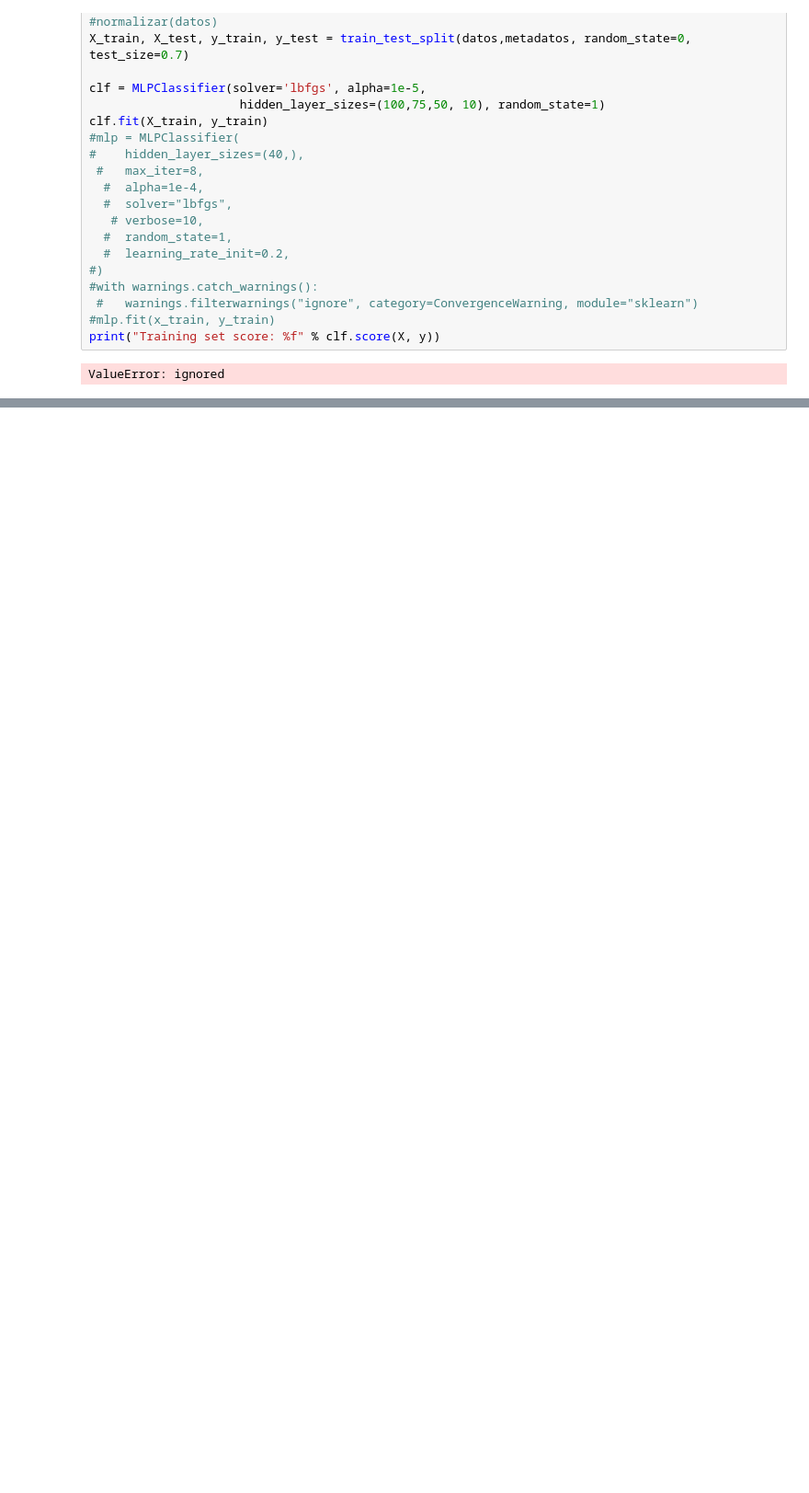
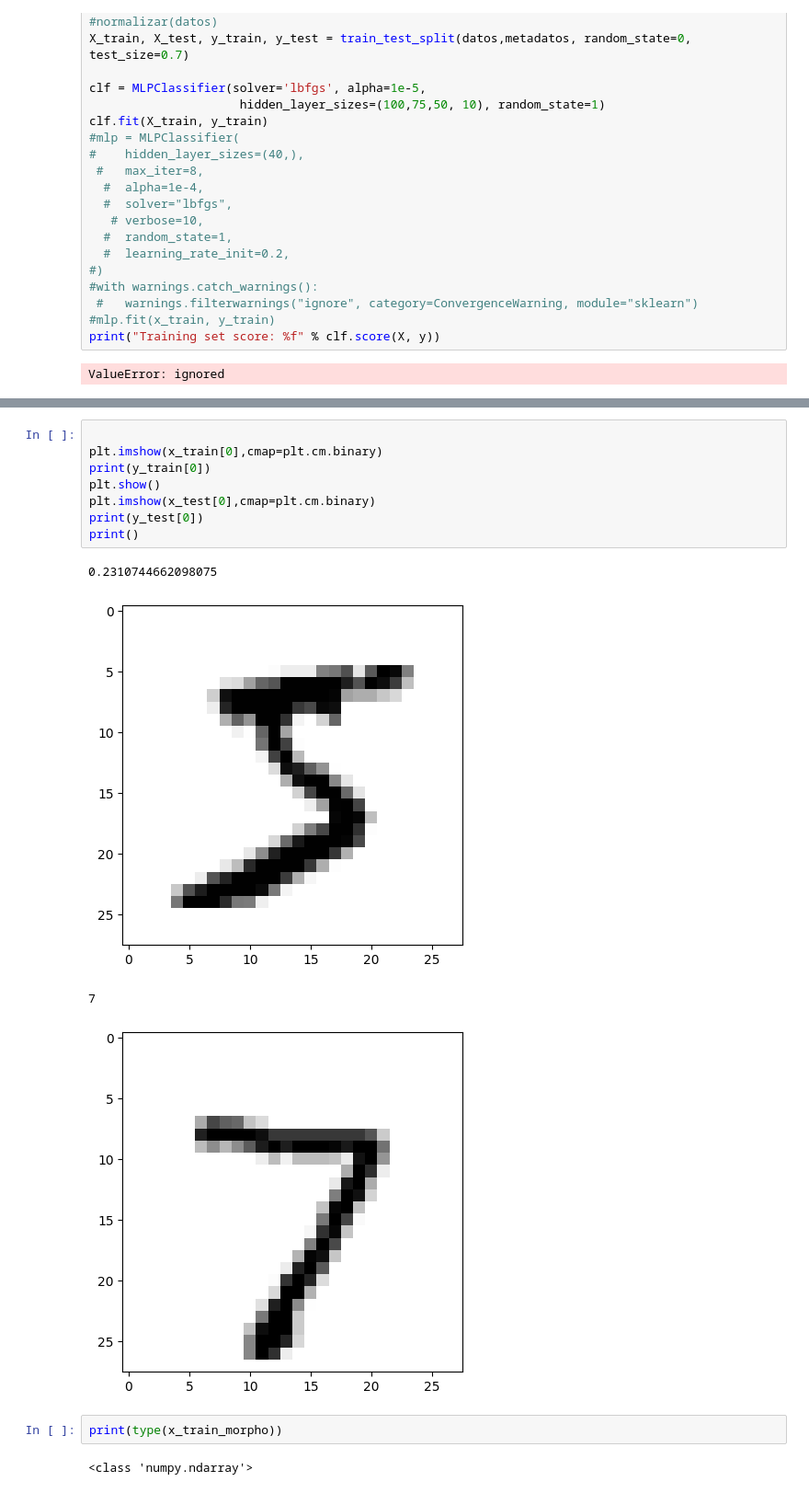
Before and after one commit to jucardozo/Clasificador-de-Ropa, a Jupyter notebook: TP1RN.ipynb, the cells around one changed output, grey strips where cells are left out. Shown at 92% size. Saved outputs shown, nothing was run; the diff lists cells and outputs as text; blank space fills up the shorter version.

```diff
--- a/TP1RN.ipynb
+++ b/TP1RN.ipynb
@@ -941,0 +983,17 @@ array([[[0, 0, 0, ..., 0, 0, 0],
+# %%
+
+plt.imshow(x_train[0],cmap=plt.cm.binary)
+print(y_train[0])
+plt.show()
+plt.imshow(x_test[0],cmap=plt.cm.binary)
+print(y_test[0])
+print()
+# %% [output]
+0.2310744662098075
+[figure, added]
+7
+[figure, added]
+# %%
+print(type(x_train_morpho))
+# %% [output]
+<class 'numpy.ndarray'>
```
Also changed, not shown: parts of 14 cells of this notebook.
